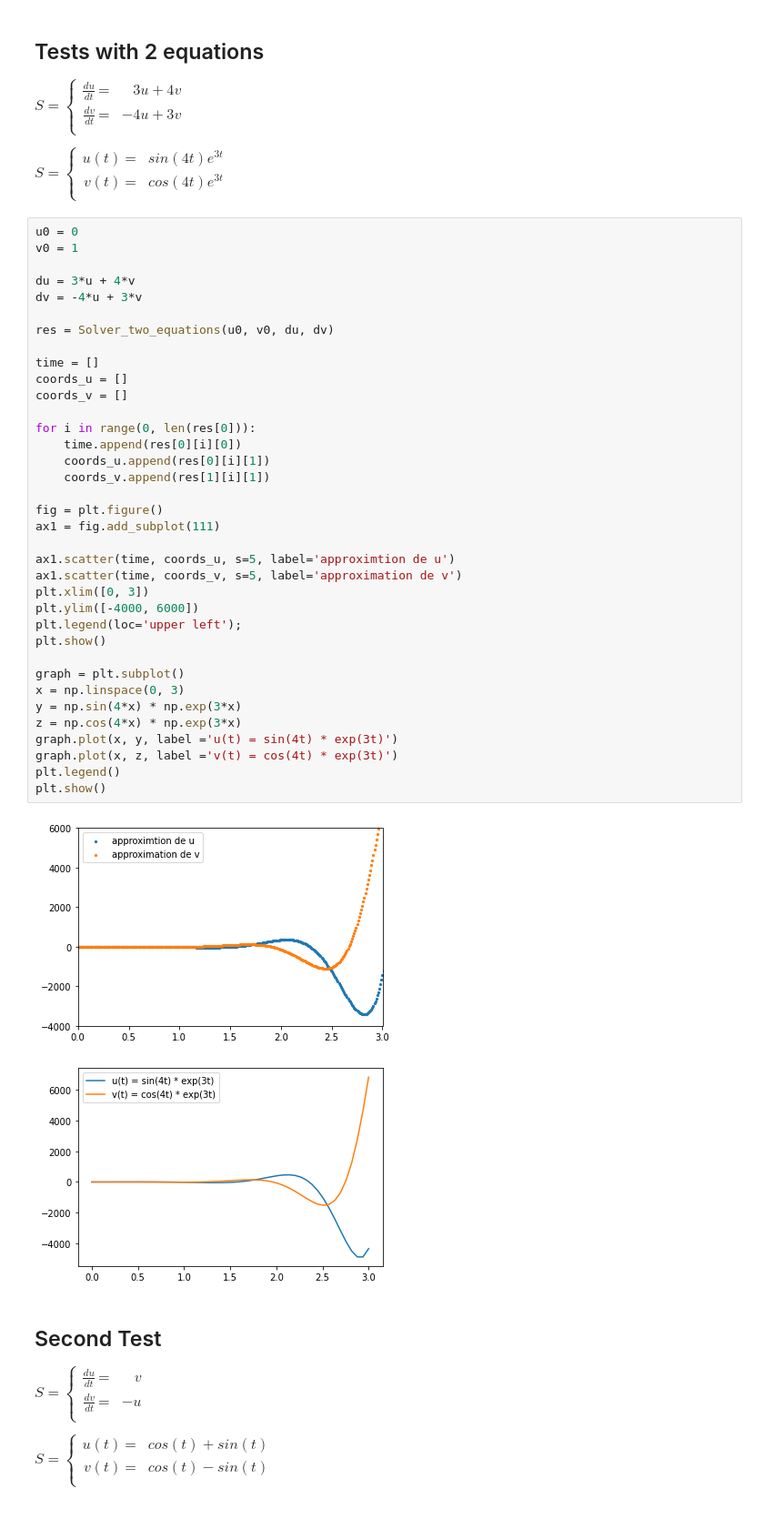
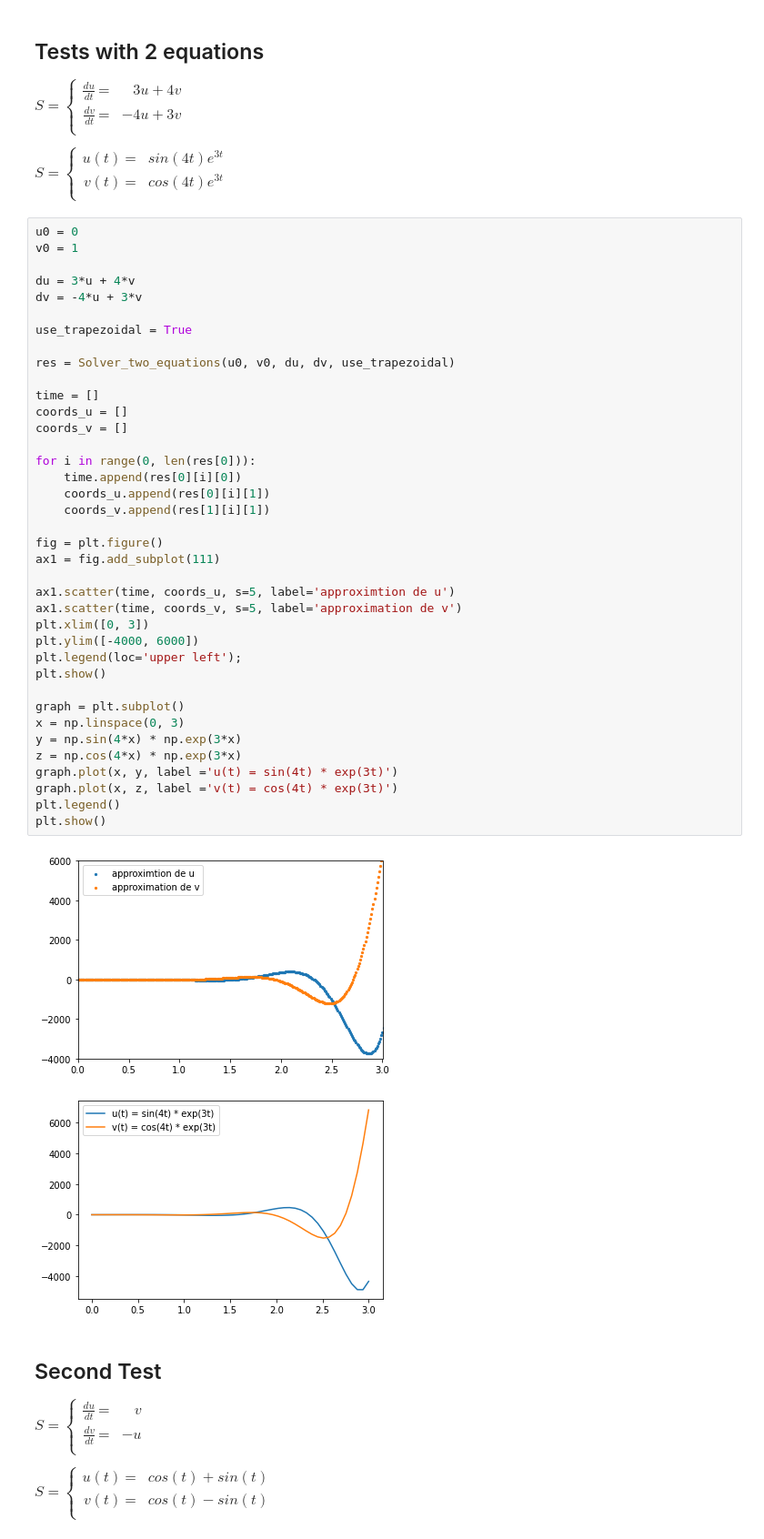
Before and after one commit to AlexPoiron/FirstModel, a Jupyter notebook: Tests.ipynb, the cells around one changed output. Shown at 91% size. Drawn from its saved outputs; the diff is of its cells as text.

```diff
--- a/Tests.ipynb
+++ b/Tests.ipynb
@@ -69,37 +69,39 @@ v0 = 1
 du = 3*u + 4*v
 dv = -4*u + 3*v
 
-res = Solver_two_equations(u0, v0, du, dv)
+use_trapezoidal = True
+
+res = Solver_two_equations(u0, v0, du, dv, use_trapezoidal)
 
 time = []
 coords_u = []
 coords_v = []
 
 for i in range(0, len(res[0])):
     time.append(res[0][i][0])
     coords_u.append(res[0][i][1])
     coords_v.append(res[1][i][1])
 
 fig = plt.figure()
 ax1 = fig.add_subplot(111)
 
 ax1.scatter(time, coords_u, s=5, label='approximtion de u')
 ax1.scatter(time, coords_v, s=5, label='approximation de v')
 plt.xlim([0, 3])
 plt.ylim([-4000, 6000])
 plt.legend(loc='upper left');
 plt.show()
 
 graph = plt.subplot()
 x = np.linspace(0, 3)
 y = np.sin(4*x) * np.exp(3*x)
 z = np.cos(4*x) * np.exp(3*x)
 graph.plot(x, y, label ='u(t) = sin(4t) * exp(3t)')
 graph.plot(x, z, label ='v(t) = cos(4t) * exp(3t)')
 plt.legend()
 plt.show()
 # %% [output]
-[figure, old version]
+[figure, new version]
 [figure]
 # %% [markdown]
 ## Second Test
```
Also changed, not shown: parts of 3 cells of this notebook, 4 other files.
